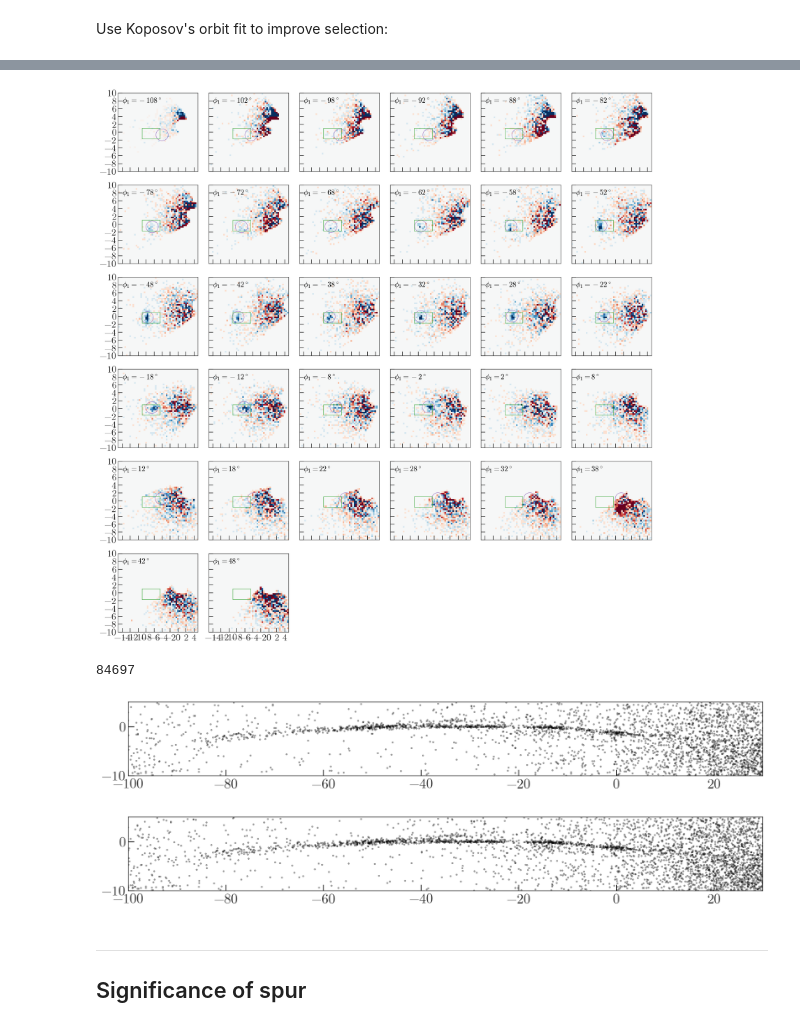
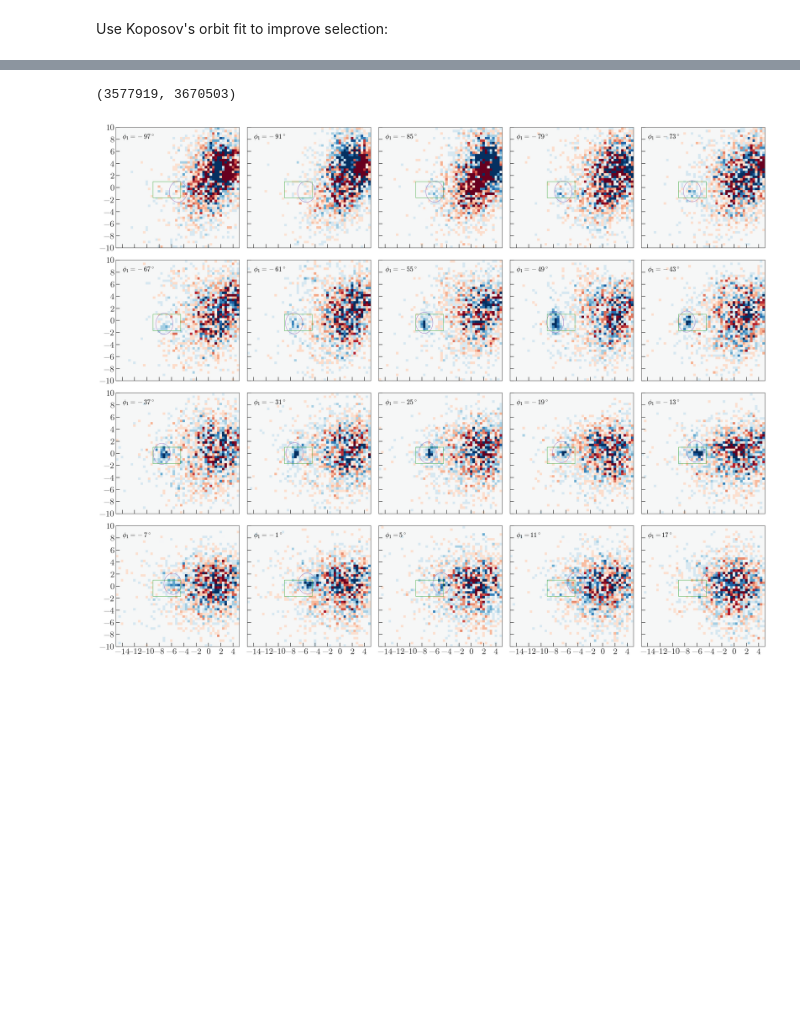
Before and after one commit to adrn/GD1-DR2, a Jupyter notebook: notebooks/Better-selection.ipynb, the cells around one changed output, grey strips where cells are left out. Cells and saved outputs as stored; diff of their text form; code cells hidden in the pictures; blank space fills up the shorter version.

```diff
--- a/notebooks/Better-selection.ipynb
+++ b/notebooks/Better-selection.ipynb
@@ -76,10 +93,8 @@ c_dist = g.get_skycoord(distance=est_dist, radial_velocity=0*u.km/u.s)
 c_gd1 = c_dist.transform_to(gc.GD1)
 gd1 = gc.reflex_correct(c_gd1)
 # %%
-points_gi = np.array([g.g - g.i, g.g]).T
-points_rz = np.array([g.r - g.z, g.r]).T
+points_gi = np.array([g.g0 - g.i0, g.g0]).T
+points_rz = np.array([g.r0 - g.z0, g.r0]).T
-# %%
-phi1 = gd1.phi1.wrap_at(180*u.deg)
 # %%
 gig_bins = (np.linspace(-1, 1, 64),
             np.linspace(15, 21, 128))
@@ -87,4 +102,6 @@ gig_bins = (np.linspace(-1, 1, 64),
 pm_bins = (np.linspace(-15, 5, 51),
            np.linspace(-10, 10, 51))
 
-phi1_bins = np.arange(-110, 50+1, 5) * u.deg
+bin_size = 6
+phi1_bins = np.arange(-100, 20+1e-3, bin_size) * u.deg
+len(phi1_bins)
@@ -91,10 +110,10 @@ phi1_bins = np.arange(-110, 50+1, 5) * u.deg
 # %%
-plot = True
+plot = False
 
 all_cmd_mask = np.zeros(len(g)).astype(bool)
 
 if plot:
-    fig, axes = plt.subplots(8, 8, figsize=(20, 20))
+    fig, axes = plt.subplots(4, 5*2, figsize=(20, 10))
 
 l_bins = phi1_bins[:-1]
 r_bins = phi1_bins[1:]
@@ -104,24 +123,24 @@ for j, l, r in zip(range(len(l_bins)), l_bins, r_bins):
 
     # main sequence + rgb mask
     # g-i vs g
-    i_gi = iso['PS_g']-iso['PS_i']
-    i_g = iso['PS_g'] + DM
+    i_gi = iso['ps1_g']-iso['ps1_i']
+    i_g = iso['ps1_g'] + DM
     gi_left = i_gi - 0.4*(i_g/28)**5
     gi_right = i_gi + 0.5*(i_g/28)**5
 
     # r-z vs r
-    i_rz = iso['PS_r']-iso['PS_z']
-    i_r = iso['PS_r'] + DM
-    rz_left = i_rz - 0.4*(i_r/28)**5
+    i_rz = iso['ps1_r']-iso['ps1_z']
+    i_r = iso['ps1_r'] + DM
+    rz_left = i_rz - 0.5*(i_r/28)**5
     rz_right = i_rz + 0.5*(i_r/28)**5
 
     poly = np.hstack([np.array([gi_left, i_g]), np.array([gi_right[::-1], i_g[::-1]])]).T
-    ind = (poly[:,1] < 21.3) & (poly[:,1] > (3+DM))
+    ind = (poly[:,1] < 21.3) & (poly[:,1] > (3.25+DM))
     poly_main_gi = poly[ind]
     cmd_mask_gi = mpl.path.Path(poly_main_gi).contains_points(points_gi)
 
     poly = np.hstack([np.array([rz_left, i_r]), np.array([rz_right[::-1], i_r[::-1]])]).T
-    ind = (poly[:,1]<21.3) & (poly[:,1]>(2+DM))
+    ind = (poly[:,1]<21.3) & (poly[:,1]>(2.5+DM))
     poly_main_rz = poly[ind]
     cmd_mask_rz = mpl.path.Path(poly_main_rz).contains_points(points_rz)
 
@@ -170,5 +189,3 @@ for j, l, r in zip(range(len(l_bins)), l_bins, r_bins):
 
         ax2.xaxis.set_visible(False)
         ax2.yaxis.set_visible(False)
-
-    #     break
@@ -183,6 +196,9 @@ all_cmd_mask.sum()
 # %%
 ctl_mask = (c_gd1.phi2 > 2*u.deg) | (c_gd1.phi2 < -5.5*u.deg)
 gd1_mask = (c_gd1.phi2 < 2*u.deg) & (c_gd1.phi2 > -5.5*u.deg)
+ctl_mask.sum(), gd1_mask.sum()
+# %% [output]
+(3577919, 3670503)
 # %%
 pm_bins = (np.arange(-15, 5+1e-3, 0.4),
            np.arange(-10, 10+1e-3, 0.4))
@@ -191,7 +207,7 @@ pm1 = gd1.pm_phi1_cosphi2.value
 pm2 = gd1.pm_phi2.value
 pmX = np.vstack((pm1, pm2)).T
 
-fig, axes = plt.subplots(6, 6, figsize=(15, 15),
+fig, axes = plt.subplots(4, 5, figsize=(20, 16),
                          sharex=True, sharey=True)
 
 pm_mask = np.zeros(len(g)).astype(bool)
@@ -228,72 +244,33 @@ for j, l, r in zip(range(len(l_bins)), l_bins, r_bins):
 
     # over-plot orbit
     o_pm1 = orbit_gd1.pm_phi1_cosphi2[orbit_phi1_mask].value
     o_pm2 = orbit_gd1.pm_phi2[orbit_phi1_mask].value
     # ax.plot(o_pm1, o_pm2,
     #         color='k', marker='.')
 
     xy0 = (np.nanmedian(o_pm1), np.nanmedian(o_pm2))
     circ = mpl.patches.Ellipse(xy=xy0,
-                               width=6*np.sqrt(np.nanvar(o_pm1) + 0.5**2),
-                               height=6*np.sqrt(np.nanvar(o_pm2) + 0.5**2),
+                               width=5.5*np.sqrt(np.nanvar(o_pm1) + 0.5**2),
+                               height=7*np.sqrt(np.nanvar(o_pm2) + 0.5**2),
                                edgecolor='tab:purple', facecolor='none',
                                zorder=10, alpha=0.7)
     ax.add_patch(circ)
 
     this_pm_mask = np.sqrt( (pm1 - xy0[0])**2/(circ.width/2)**2 +
                             (pm2 - xy0[1])**2/(circ.height/2)**2) < 1.
     pm_mask = pm_mask | (phi1_mask & this_pm_mask)
 
     r = mpl.patches.Rectangle((-9., -1.7), 4.5, 2.7,
                               edgecolor='tab:green', facecolor='none',
                               zorder=10, alpha=0.7)
     ax.add_patch(r)
 
     ax.xaxis.set_ticks(np.arange(-14, 4+1e-3, 2))
     ax.yaxis.set_ticks(np.arange(-10, 10+1e-3, 2))
 
 for k in range(j+1, len(axes.flat)):
     axes.flat[k].set_visible(False)
 
 fig.tight_layout()
 # %% [output]
-[figure, old version]
+[figure, new version]
-# %%
-np.save('../output/pm_mask.npy', pm_mask)
-pm_mask.sum()
-# %% [output]
-84697
-# %%
-stream_mask = all_cmd_mask & pm_mask
-
-fig, ax = plt.subplots(1, 1, figsize=(15, 2))
-
-ax.plot(c_gd1.phi1.wrap_at(180*u.deg).degree[stream_mask],
-        c_gd1.phi2.degree[stream_mask],
-        marker='.', linestyle='none', alpha=0.4, c='k')
-
-ax.set_xlim(-100, 30)
-ax.set_ylim(-10, 5)
-
-ax.set_aspect('equal')
-# %% [output]
-[figure, removed]
-# %%
-stream_mask = all_cmd_mask & pm_mask
-
-fig, ax = plt.subplots(1, 1, figsize=(15, 2))
-
-ax.plot(c_gd1.phi1.wrap_at(180*u.deg).degree[stream_mask],
-        c_gd1.phi2.degree[stream_mask],
-        marker='.', linestyle='none', alpha=0.4, c='k')
-
-ax.set_xlim(-100, 30)
-ax.set_ylim(-10, 5)
-
-ax.set_aspect('equal')
-# %% [output]
-[figure, removed]
-# %% [markdown]
----
-
-## Significance of spur
```
Also changed, not shown: parts of 33 cells of this notebook.
